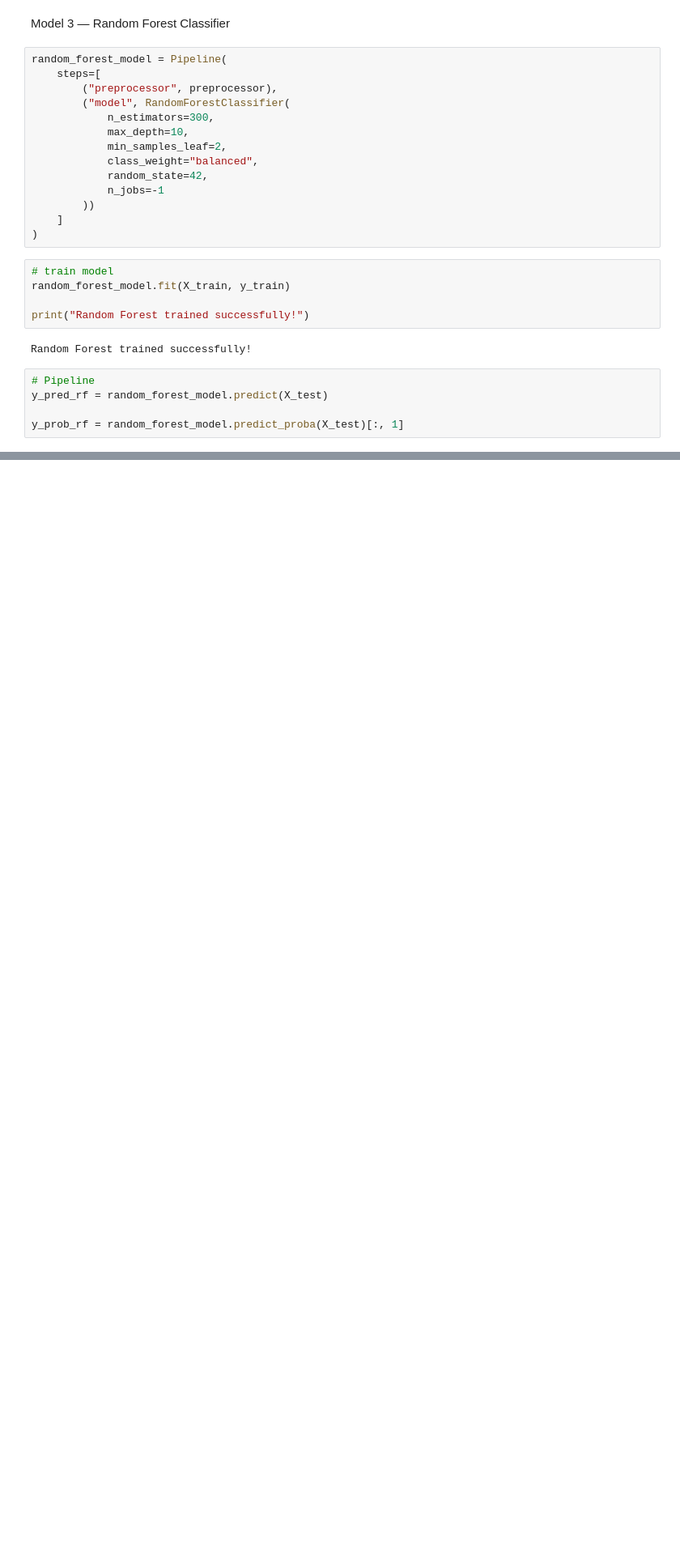
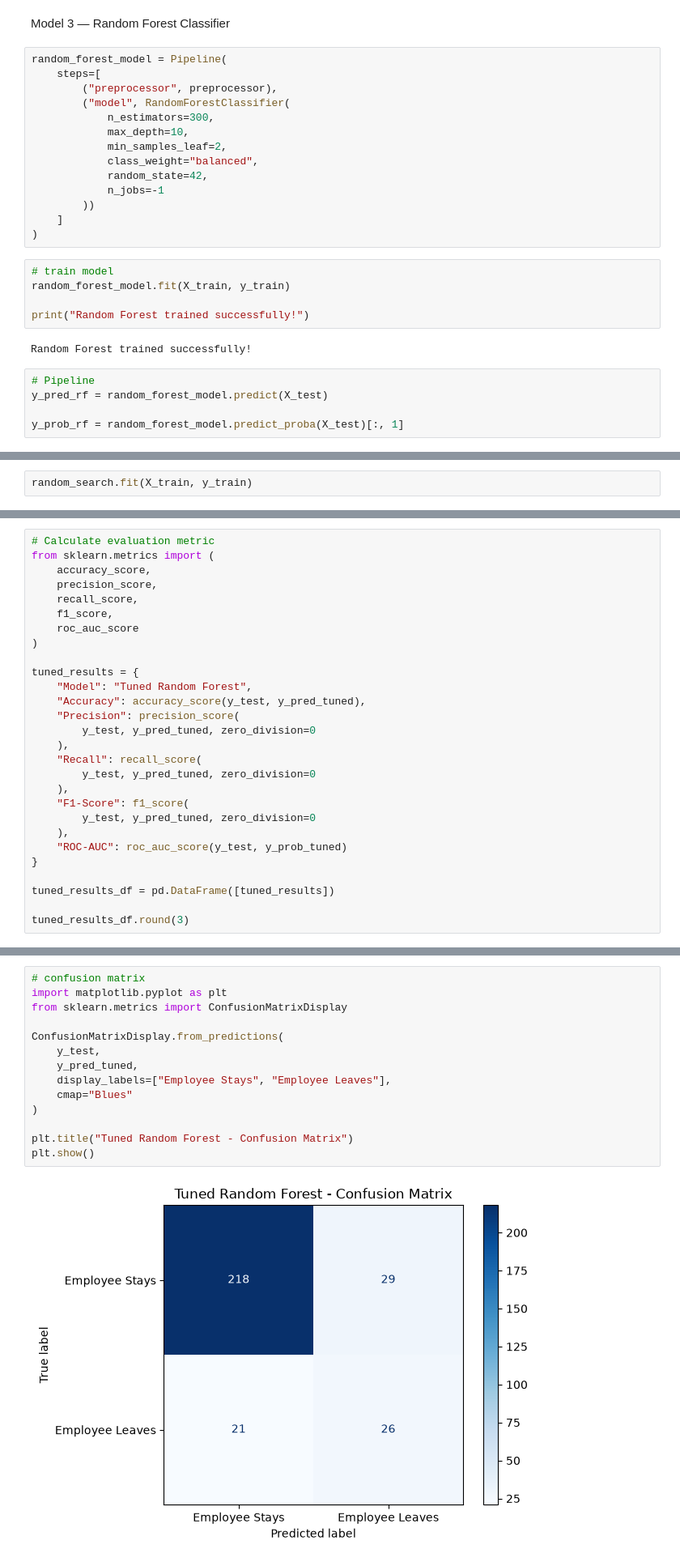
Before and after one commit to malakarsatyam25/employee-attrition-prediction, a Jupyter notebook: notebook/04_model_training.ipynb, the cells around one changed output, grey strips where cells are left out. Shown at 81% size. Cells and saved outputs as stored; diff of their text form; blank space fills up the shorter version.

```diff
--- a/notebook/04_model_training.ipynb
+++ b/notebook/04_model_training.ipynb
@@ -230,0 +603,2 @@ y_prob_rf = random_forest_model.predict_proba(X_test)[:, 1]
+# %%
+random_search.fit(X_train, y_train)
@@ -230,0 +629,28 @@ y_prob_rf = random_forest_model.predict_proba(X_test)[:, 1]
+# %%
+# Calculate evaluation metric
+from sklearn.metrics import (
+    accuracy_score,
+    precision_score,
+    recall_score,
+    f1_score,
+    roc_auc_score
+)
+
+tuned_results = {
+    "Model": "Tuned Random Forest",
+    "Accuracy": accuracy_score(y_test, y_pred_tuned),
+    "Precision": precision_score(
+        y_test, y_pred_tuned, zero_division=0
+    ),
+    "Recall": recall_score(
+        y_test, y_pred_tuned, zero_division=0
+    ),
+    "F1-Score": f1_score(
+        y_test, y_pred_tuned, zero_division=0
+    ),
+    "ROC-AUC": roc_auc_score(y_test, y_prob_tuned)
+}
+
+tuned_results_df = pd.DataFrame([tuned_results])
+
+tuned_results_df.round(3)
@@ -230,0 +679,16 @@ y_prob_rf = random_forest_model.predict_proba(X_test)[:, 1]
+# %%
+# confusion matrix
+import matplotlib.pyplot as plt
+from sklearn.metrics import ConfusionMatrixDisplay
+
+ConfusionMatrixDisplay.from_predictions(
+    y_test,
+    y_pred_tuned,
+    display_labels=["Employee Stays", "Employee Leaves"],
+    cmap="Blues"
+)
+
+plt.title("Tuned Random Forest - Confusion Matrix")
+plt.show()
+# %% [output]
+[figure, added]
```
Also changed, not shown: parts of 42 cells of this notebook, 4 other files.
